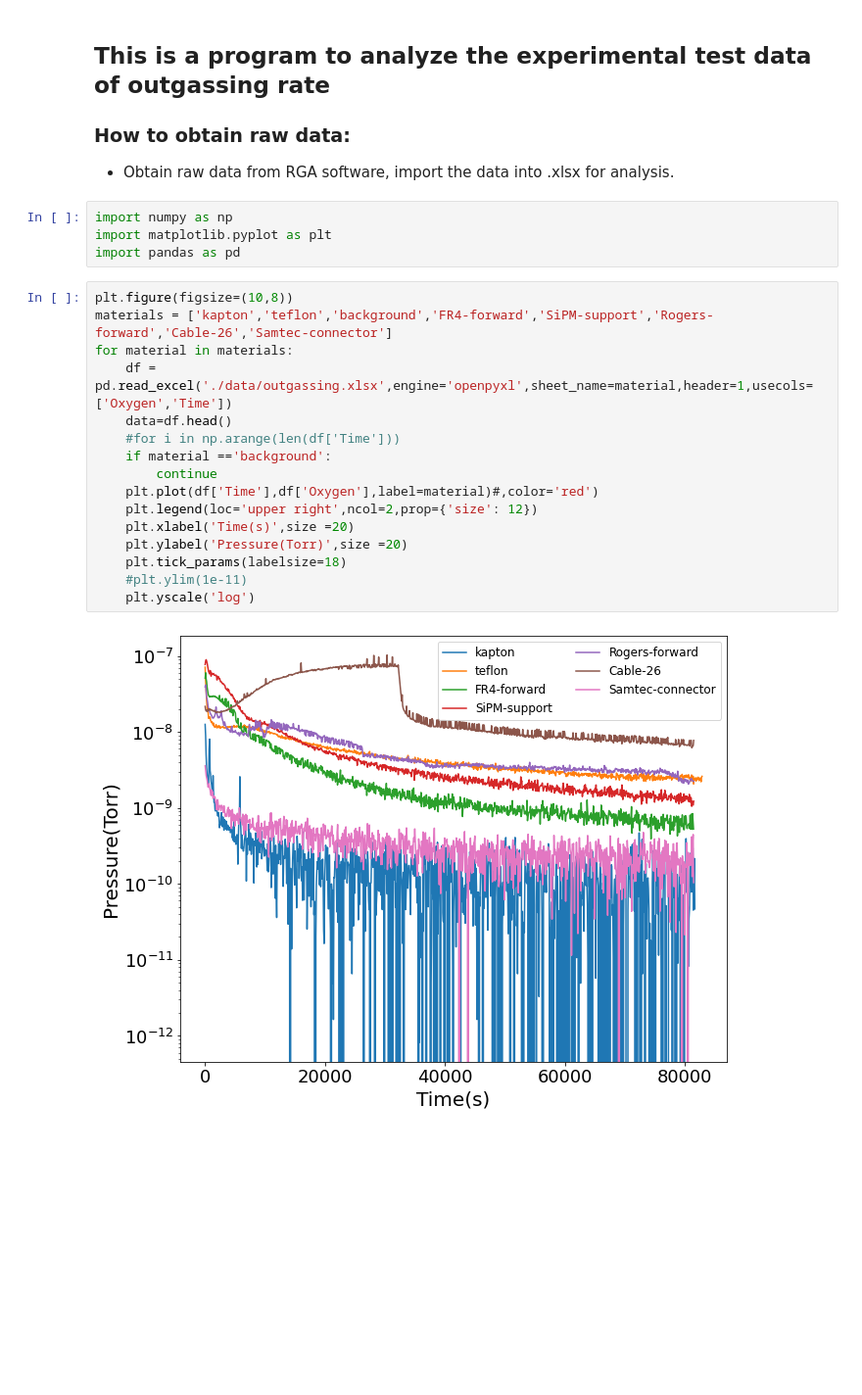
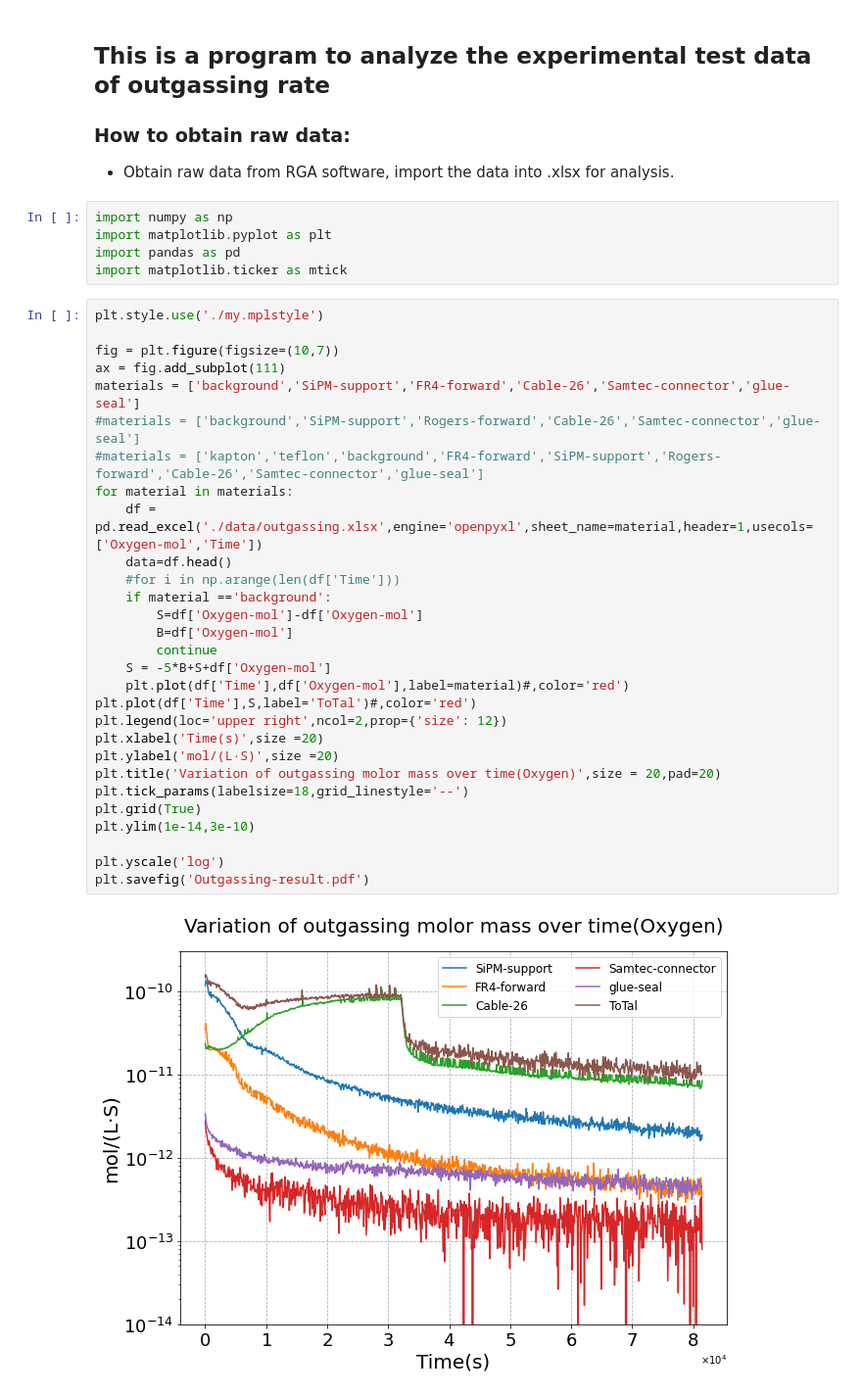
Before and after one commit to YashengFu/nEXO_plots, a Jupyter notebook: OutgassAnalysis/OutgassAnalysis.ipynb, the cells around one changed output. Shown at 98% size. Drawn from its saved outputs; the diff is of its cells as text; blank space fills up the shorter version.

Commit message:
add samtec connector test data to figure

```diff
--- a/OutgassAnalysis/OutgassAnalysis.ipynb
+++ b/OutgassAnalysis/OutgassAnalysis.ipynb
@@ -6,21 +6,35 @@
 import numpy as np
 import matplotlib.pyplot as plt
 import pandas as pd
+import matplotlib.ticker as mtick
 # %%
-plt.figure(figsize=(10,8))
-materials = ['kapton','teflon','background','FR4-forward','SiPM-support','Rogers-forward','Cable-26','Samtec-connector']
+plt.style.use('./my.mplstyle')
+
+fig = plt.figure(figsize=(10,7))
+ax = fig.add_subplot(111)
+materials = ['background','SiPM-support','FR4-forward','Cable-26','Samtec-connector','glue-seal']
+#materials = ['background','SiPM-support','Rogers-forward','Cable-26','Samtec-connector','glue-seal']
+#materials = ['kapton','teflon','background','FR4-forward','SiPM-support','Rogers-forward','Cable-26','Samtec-connector','glue-seal']
 for material in materials:
-    df = pd.read_excel('./data/outgassing.xlsx',engine='openpyxl',sheet_name=material,header=1,usecols=['Oxygen','Time'])
+    df = pd.read_excel('./data/outgassing.xlsx',engine='openpyxl',sheet_name=material,header=1,usecols=['Oxygen-mol','Time'])
     data=df.head()
     #for i in np.arange(len(df['Time']))
     if material =='background':
+        S=df['Oxygen-mol']-df['Oxygen-mol']
+        B=df['Oxygen-mol']
         continue
-    plt.plot(df['Time'],df['Oxygen'],label=material)#,color='red')
-    plt.legend(loc='upper right',ncol=2,prop={'size': 12})
-    plt.xlabel('Time(s)',size =20)
-    plt.ylabel('Pressure(Torr)',size =20)
-    plt.tick_params(labelsize=18)
-    #plt.ylim(1e-11)
-    plt.yscale('log')
+    S = -5*B+S+df['Oxygen-mol']
+    plt.plot(df['Time'],df['Oxygen-mol'],label=material)#,color='red')
+plt.plot(df['Time'],S,label='ToTal')#,color='red')
+plt.legend(loc='upper right',ncol=2,prop={'size': 12})
+plt.xlabel('Time(s)',size =20)
+plt.ylabel('mol/(L·S)',size =20)
+plt.title('Variation of outgassing molor mass over time(Oxygen)',size = 20,pad=20)
+plt.tick_params(labelsize=18,grid_linestyle='--')
+plt.grid(True)
+plt.ylim(1e-14,3e-10)
+
+plt.yscale('log')
+plt.savefig('Outgassing-result.pdf')
 # %% [output]
-[figure, old version]
+[figure, new version]
```
Also changed, not shown: 3 other files.
